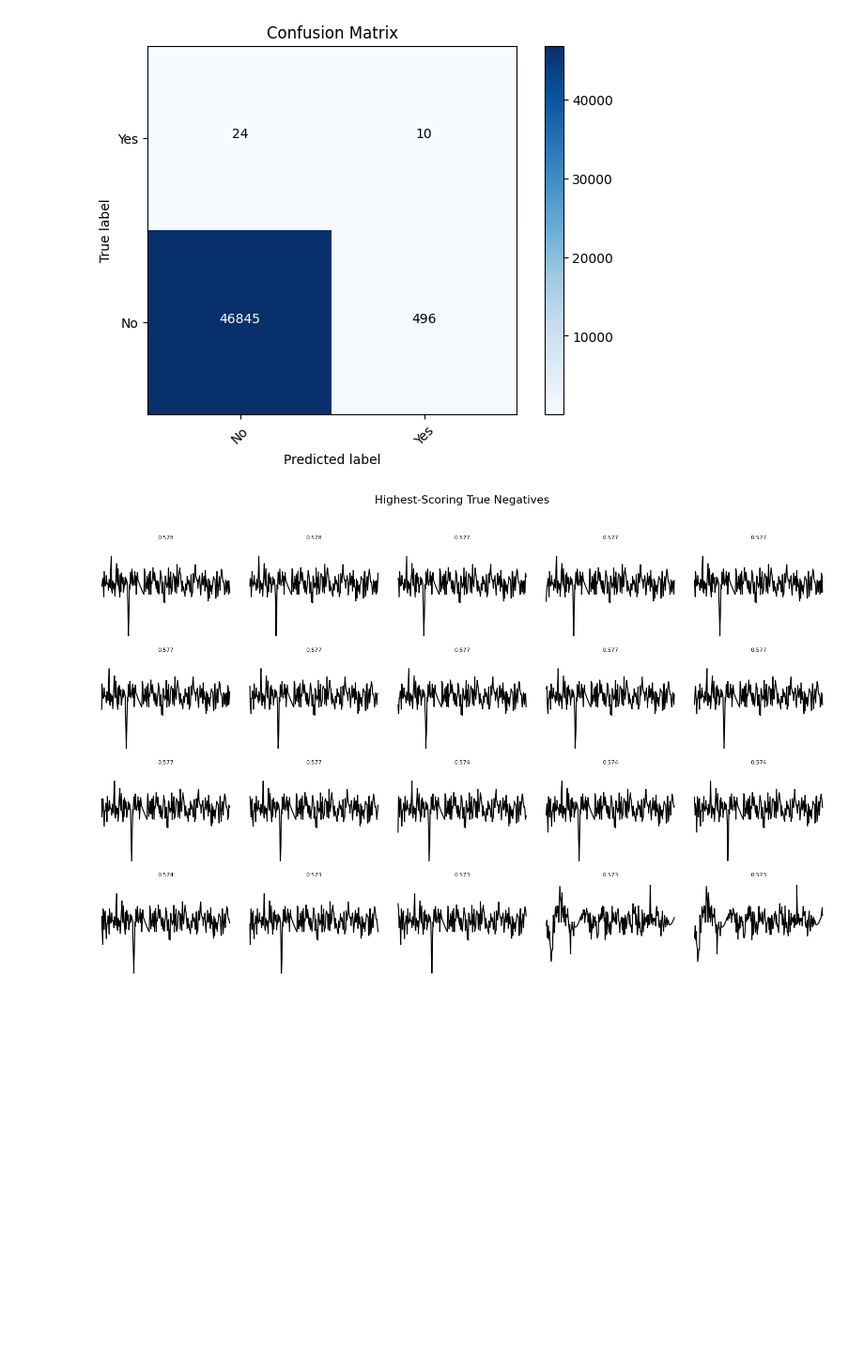
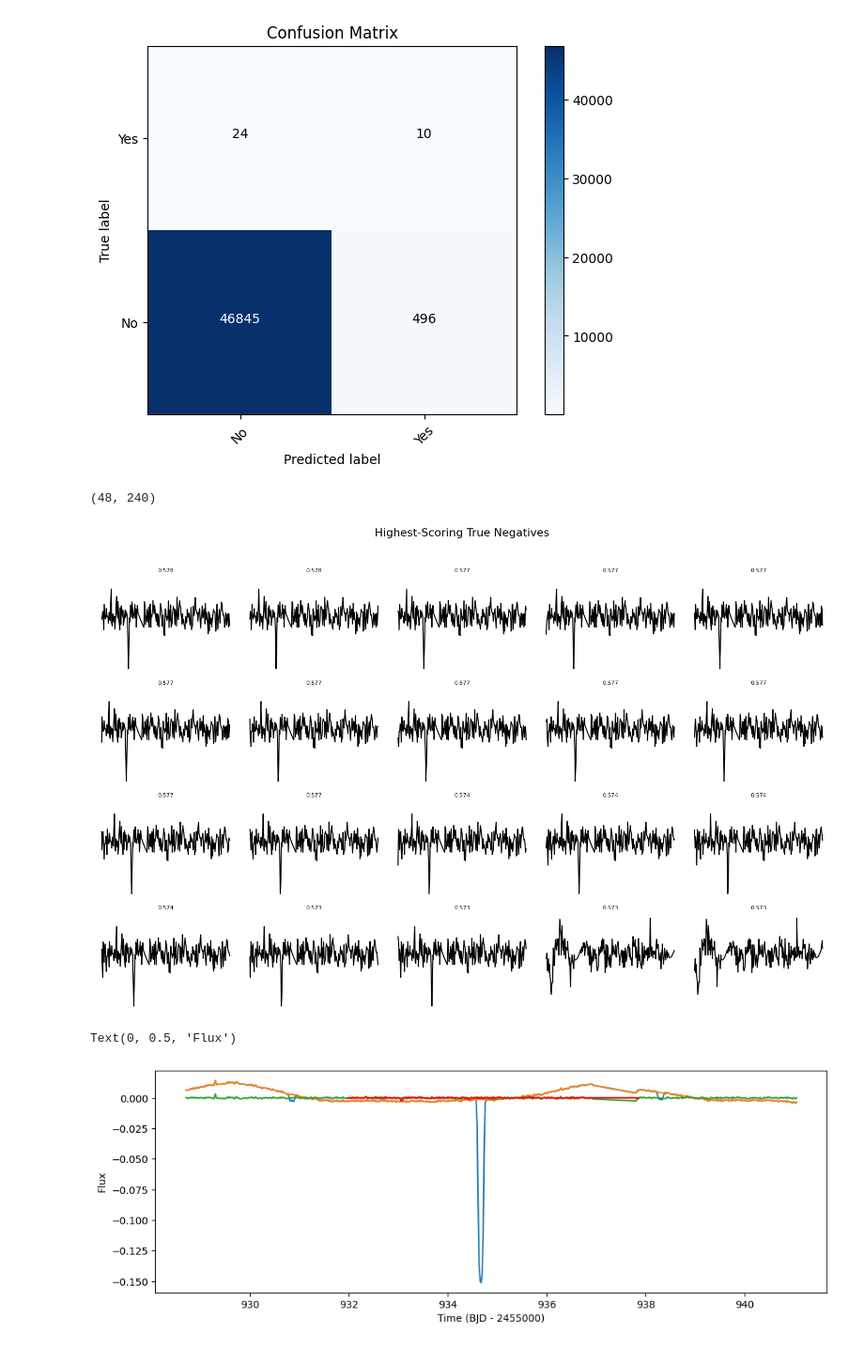
Before and after one commit to sfremy/astro_tools, a Jupyter notebook: prefold_automated.ipynb, the cells around one changed output. Shown at 94% size. Drawn from its saved outputs; the diff is of its cells as text; code cells hidden in the pictures; blank space fills up the shorter version.

Commit message:
redo time segment selection

```diff
--- a/prefold_automated.ipynb
+++ b/prefold_automated.ipynb
@@ -714,6 +714,7 @@ del_idxs = np.unique(del_idxs.astype(int))
 
 tp_array = segments[tp_idxs]
 tn_array = np.delete(segments, del_idxs, axis=0)
+t_segments= np.delete(t_segments, del_idxs, axis=0)
 
 tp_transformed = normalize_with_std(tp_array)
 tn_transformed = normalize_with_std(tn_array)
@@ -825,7 +826,7 @@ mask = false_pred_flat > threshold  # shape (n,)
 # Step 2: Get scores and segments above threshold
 high_scores = false_pred_flat[mask]
 high_segments = tn_array[mask]
-# times_segments = t_segments[~del_idxs][mask]
+times_segments = t_segments[mask]
 
 # Step 3: Sort by score (descending)
 sorted_indices = np.argsort(-high_scores)  # negative for descending
@@ -861,10 +862,27 @@ def plot_light_curve_grid(segments, scores=None, n_cols=5, figsize=(15, 10), tit
     plt.tight_layout(rect=[0, 0, 1, 0.95])
     plt.show()
 
-# print(times_segments.shape)
+print(times_segments.shape)
 plot_light_curve_grid(sorted_segments[:20], scores=sorted_scores[:20], title="Highest-Scoring True Negatives")
 # %% [output]
+(48, 240)
 [figure]
+# %%
+n_sample = 0
+
+t_start = int(np.where(t == times_segments[n_sample][0])[0] - 150)
+t_end = int(np.where(t == times_segments[n_sample][-1])[0] + 150)
+
+plt.figure(figsize=(12, 4))
+plt.plot(t[t_start:t_end], f[t_start:t_end] - 1, label='Original')
+plt.plot(t[t_start:t_end], flux_corrected_2[t_start:t_end] - 1, label='Masked')
+plt.plot(t[t_start:t_end], detrend[t_start:t_end], label='Detrended')
+plt.plot(times_segments[n_sample], sorted_segments[n_sample], label='Segment', color='red')
+plt.xlabel("Time (BJD - 2455000)")
+plt.ylabel("Flux")
+# %% [output]
+Text(0, 0.5, 'Flux')
+[figure, added]
 # %%
 # Flatten to 1D array
 true_pred_flat = true_pred.ravel()
```
Also changed, not shown: parts of 1 cell of this notebook.
